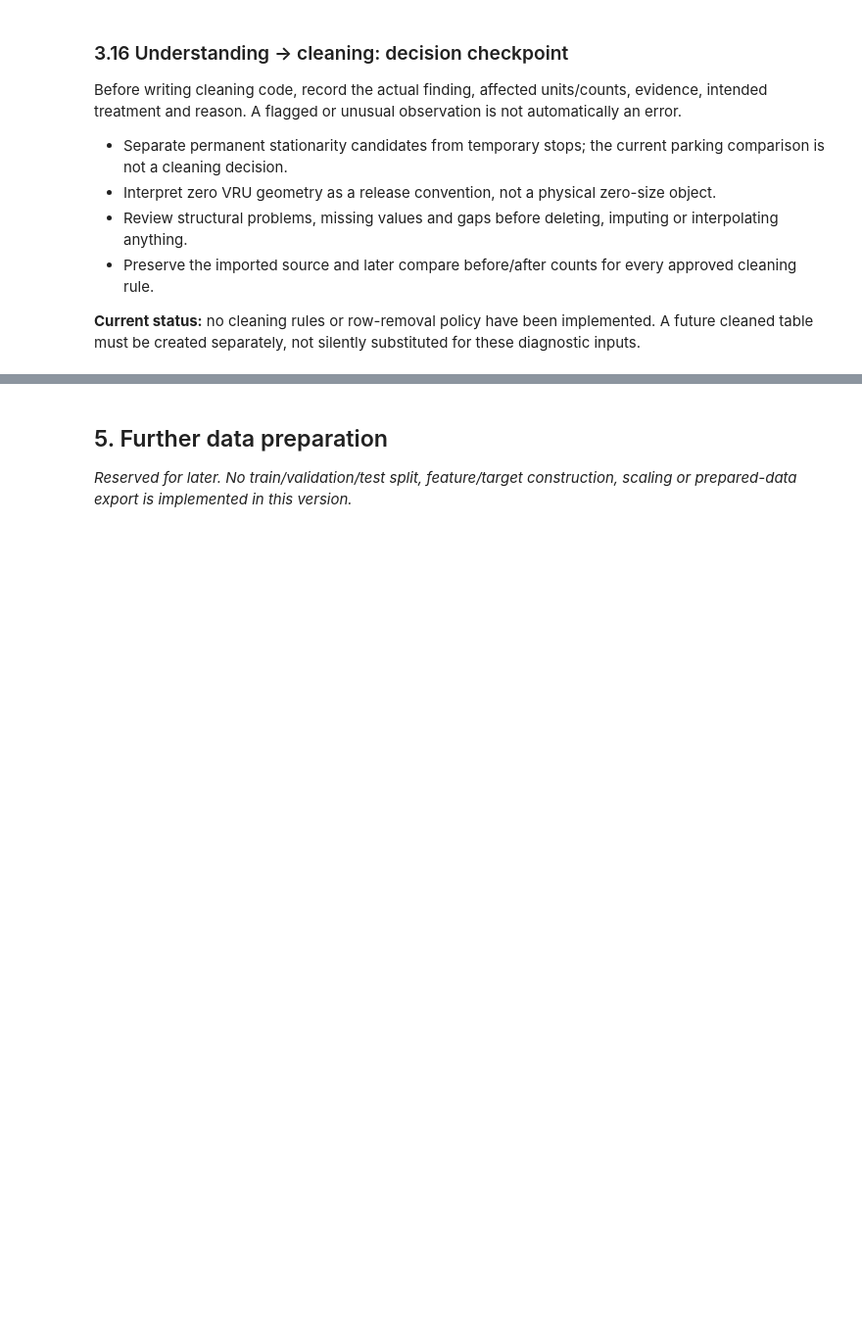
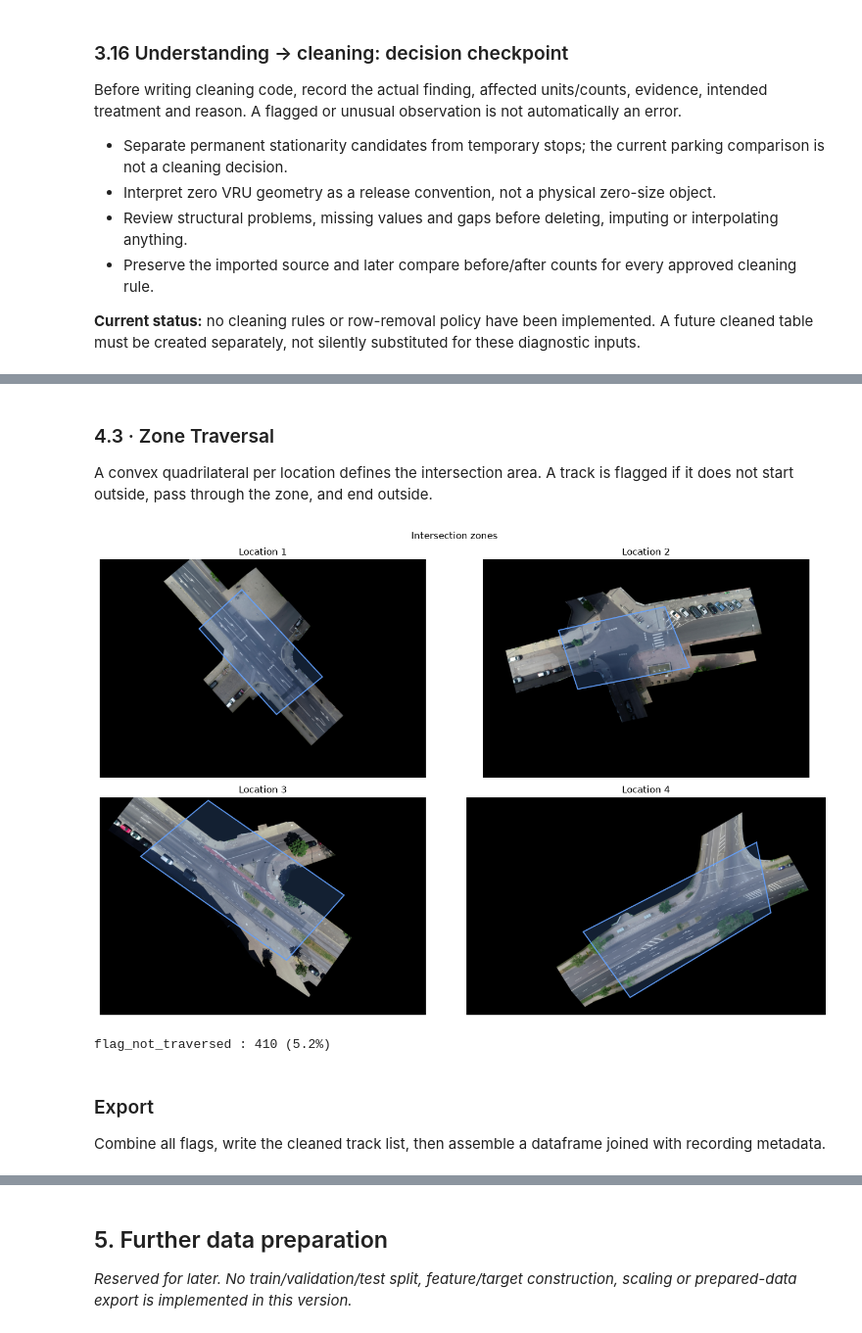
Before and after one commit to web-hannes/ai-infrastructure-p1a, a Jupyter notebook: inD_project_notebook_phase_structure.ipynb, the cells around one changed output, grey strips where cells are left out. Shown at 98% size. Cells and saved outputs as stored; diff of their text form; code cells hidden in the pictures; blank space fills up the shorter version.

Commit message:
added initial data-cleaning

```diff
--- a/inD_project_notebook_phase_structure.ipynb
+++ b/inD_project_notebook_phase_structure.ipynb
@@ -1649,0 +1658,20 @@ TODO: Hannes
+# %%
+VEHICLE_CLASSES = ["car", "truck_bus"]
+
+# ── Thresholds ───────────────────────────────────────────────────────────────
+STATIC_PATH_M      = 2.0
+PLAUSIBLE_LENGTH_M = {"car": (2.5, 6.0), "truck_bus": (5.5, 18.75)}
+PLAUSIBLE_WIDTH_M  = {"car": (1.5, 2.55), "truck_bus": (2.0,  3.0)}
+MIN_PREV_STEP_M    = 0.10
+SPEED_SPIKE_RATIO  = 600
+
+# Zone quadrilaterals in inD local metres, CCW — from the zone editor.
+ZONES = {
+    1: [(61.9372, -54.2109), (78.0232, -41.0382), (49.7778, -10.5129), (34.8318, -24.1923)],
+    2: [(33.1852, -45.3446), (72.3234, -37.745),  (63.7105, -16.4659), (26.4722, -24.6989)],
+    3: [(14.3127, -20.6457), (65.4837, -56.9974), (85.6228, -34.1984), (37.9983,  -1.0133)],
+    4: [(89.272,  -109.1754), (166.1633, -62.9103), (158.3438, -24.4647), (63.6416, -73.3363)],
+}
+assert len(ZONES) == 4
+
+THRESHOLD_COLOR = "#c0392b"
@@ -1649,0 +1824,42 @@ TODO: Hannes
+# %% [markdown]
+### 4.3 · Zone Traversal
+
+A convex quadrilateral per location defines the intersection area. A track is flagged if it does not start outside, pass through the zone, and end outside.
+# %%
+from matplotlib.patches import Polygon as MplPolygon
+
+SCALE_DOWN = 12  # must stay in sync with app.js CONFIG.scaleDown
+
+first_recs = inventory.groupby("locationId")["recordingId"].min()
+
+fig, axes = plt.subplots(2, 2, figsize=(14, 9))
+for ax, loc in zip(axes.flat, sorted(ZONES)):
+    rec_id = first_recs[loc]
+    _, recording_meta_row = read_metadata(rec_id)
+    px_per_m = 1 / (recording_meta_row.orthoPxToMeter * SCALE_DOWN)
+
+    img = plt.imread(DATA_DIR / f"{str(rec_id).zfill(2)}_background.png")
+    ax.imshow(img)
+
+    quad_px = [(x * px_per_m, -y * px_per_m) for x, y in ZONES[loc]]
+    ax.add_patch(MplPolygon(quad_px, closed=True,
+                            facecolor=(0.39, 0.63, 1.0, 0.2),
+                            edgecolor=(0.39, 0.63, 1.0, 0.9),
+                            linewidth=1.5))
+    ax.set_title(f"Location {loc}", pad=6)
+    ax.axis("off")
+
+fig.suptitle("Intersection zones")
+fig.tight_layout()
+plt.show()
+# %% [output]
+[figure, added]
+# %%
+n_trav = tracks["flag_not_traversed"].sum()
+print(f"flag_not_traversed : {n_trav:,} ({100 * n_trav / len(tracks):.1f}%)")
+# %% [output]
+flag_not_traversed : 410 (5.2%)
+# %% [markdown]
+### Export
+
+Combine all flags, write the cleaned track list, then assemble a dataframe joined with recording metadata.
```
Also changed, not shown: parts of 12 cells of this notebook.
